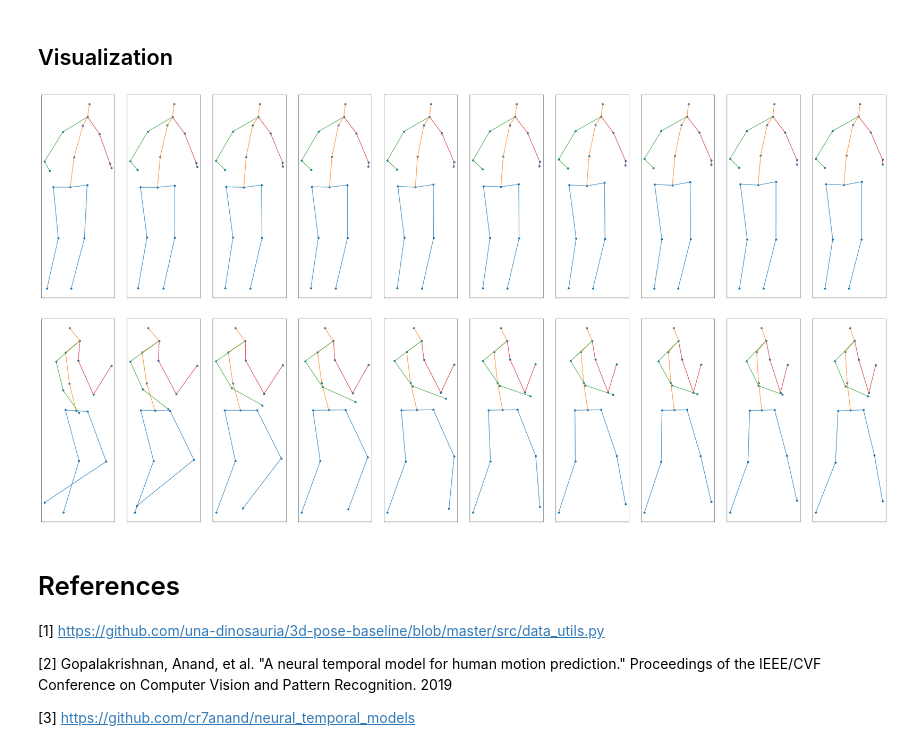
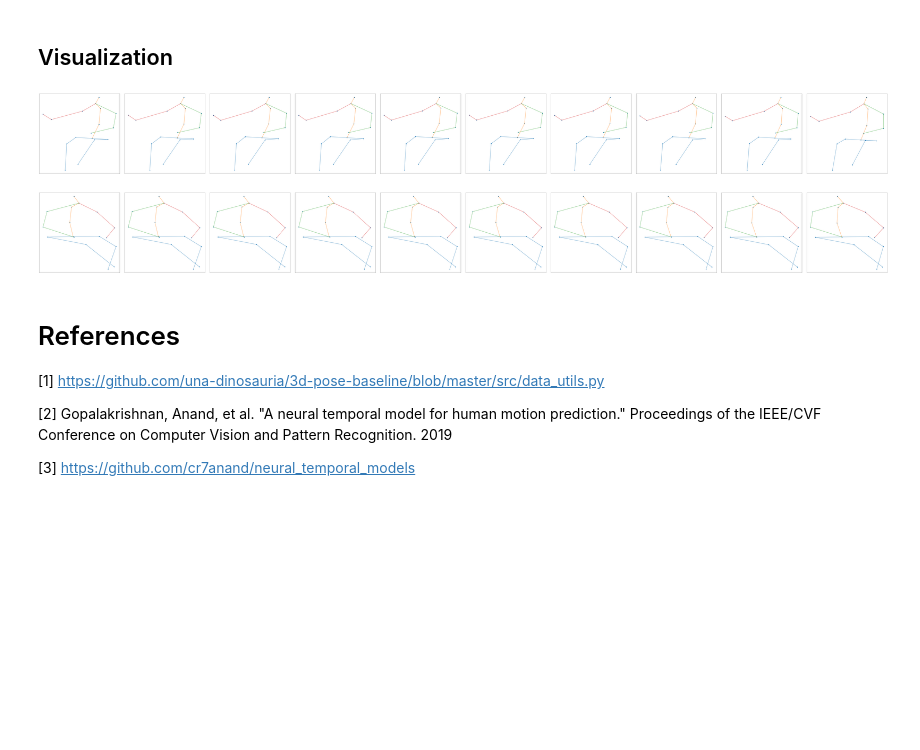
Before and after one commit to IbramMedhat/Human-Motion-Synthesis, a Jupyter notebook: GlocalNet_full_implmentation.ipynb, the cells around one changed output. Cells and saved outputs as stored; diff of their text form; code cells hidden in the pictures; blank space fills up the shorter version.

```diff
--- a/GlocalNet_full_implmentation.ipynb
+++ b/GlocalNet_full_implmentation.ipynb
@@ -241,6 +241,9 @@ def preprocess_data(sampled_dataX, sampled_dataY, normalize=True, add_noise=True
     noise to increase model robustness
     """
     original_sampled_dataX = sampled_dataX.copy()
+    class_labels = sampled_dataX[:, :, -10:]
+    sampled_dataX = sampled_dataX[:,:,:-10]
+
     if normalize :
         sampled_dataX =  tf.keras.utils.normalize(sampled_dataX, axis=2)
 
@@ -248,6 +251,8 @@ def preprocess_data(sampled_dataX, sampled_dataY, normalize=True, add_noise=True
         guassian_noise_layer = tf.keras.layers.GaussianNoise(stddev=stddev)
         sampled_dataX = guassian_noise_layer(sampled_dataX)
 
+    sampled_dataX = np.append(sampled_dataX, class_labels, axis=2)
+
     if augmentation:
         sampled_dataX = np.append(original_sampled_dataX, sampled_dataX, axis=0)
         sampled_dataY = np.append(sampled_dataY, sampled_dataY, axis=0)
@@ -691,9 +699,9 @@ def create_gif(lenght = 10, path_to_save = ''):
     for l in range(lenght):
         list.append(f'{path_to_save}_frame{l}.png')
 
-    with imageio.get_writer(f'{path_to_save}.gif', mode='I', duration=0.1) as writer:
+    with imageio.get_writer(f'{path_to_save}.gif', mode='I', duration=0.3) as writer:
         for filename in list:
-            image = imageio.imread(filename)
+            image = imageio.v2.imread(filename)
             writer.append_data(image)
 # %%
 def visualize_frames(sample, dynamic_joints_only=False, num_frames_to_visualize=10,
@@ -705,7 +713,7 @@ def visualize_frames(sample, dynamic_joints_only=False, num_frames_to_visualize=
     """
     assert num_frames_to_visualize <= sample.shape[0], f"number of frames should be less than or equal to the total frames in the sample"
 
-    fig, axs = plt.subplots(ncols=num_frames_to_visualize, figsize=(40, 10))
+    fig, axs = plt.subplots(ncols=num_frames_to_visualize, figsize=(100, 10))
     fig.tight_layout(pad=1.0)
 
     for t in range(num_frames_to_visualize) :
@@ -1672,13 +2067,13 @@ Saving the predictions for Model: model11 Done
 # %% [markdown]
 ## Visualization
 # %%
-visualize_frames(glocal_model9_pred[3080], dynamic_joints_only=True)
+visualize_frames(glocal_model4_pred[3000], dynamic_joints_only=True)
 # %% [output]
-[figure, old version]
+[figure, new version]
 # %%
-visualize_frames(preprocessed_downsampled_dataX_movable[3080].numpy(), dynamic_joints_only=True)
+visualize_frames(preprocessed_downsampled_dataY_shortterm_movable[3000], dynamic_joints_only=True)
 # %% [output]
-[figure, old version]
+[figure, new version]
 # %% [markdown]
 # References
 
```
Also changed, not shown: parts of 58 cells of this notebook, 2 other files.
